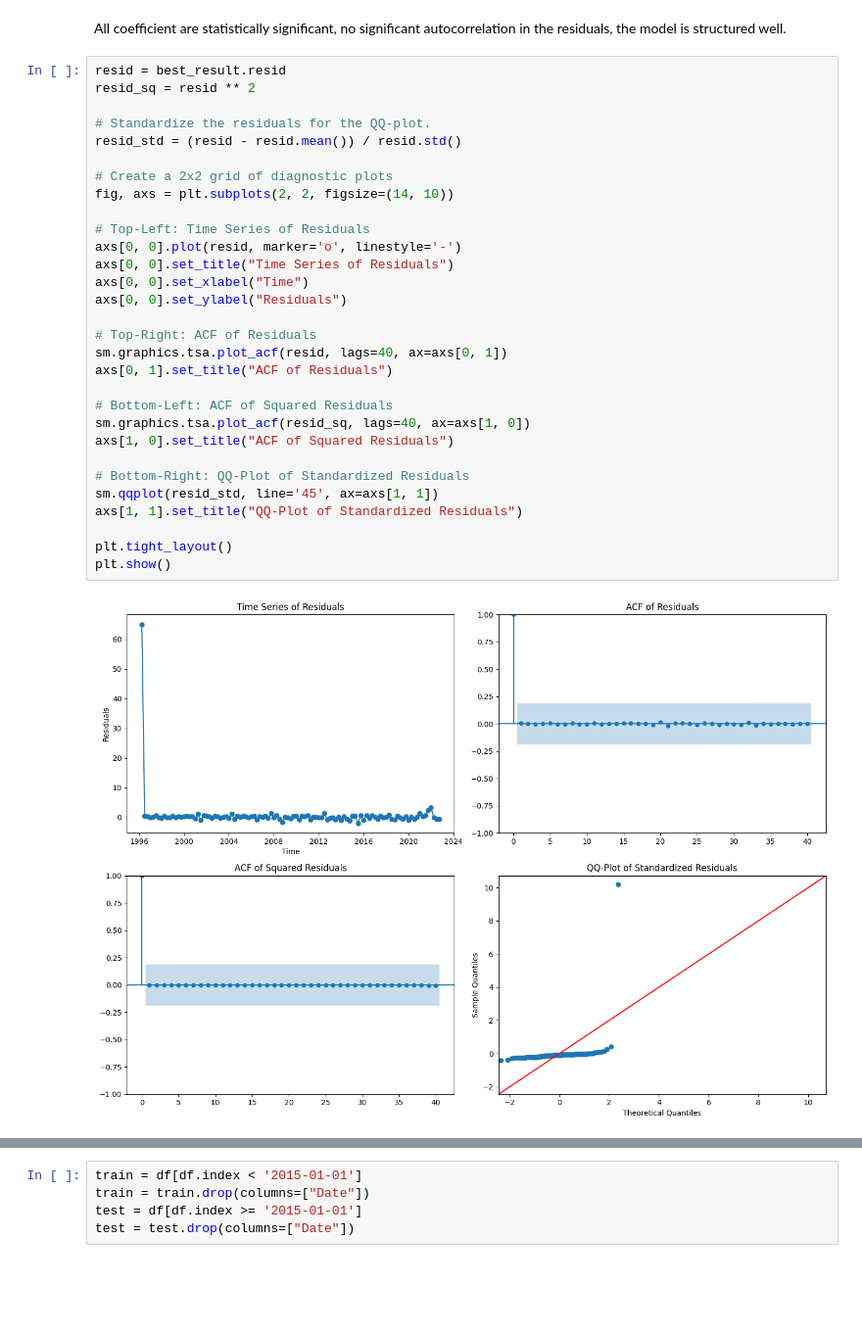
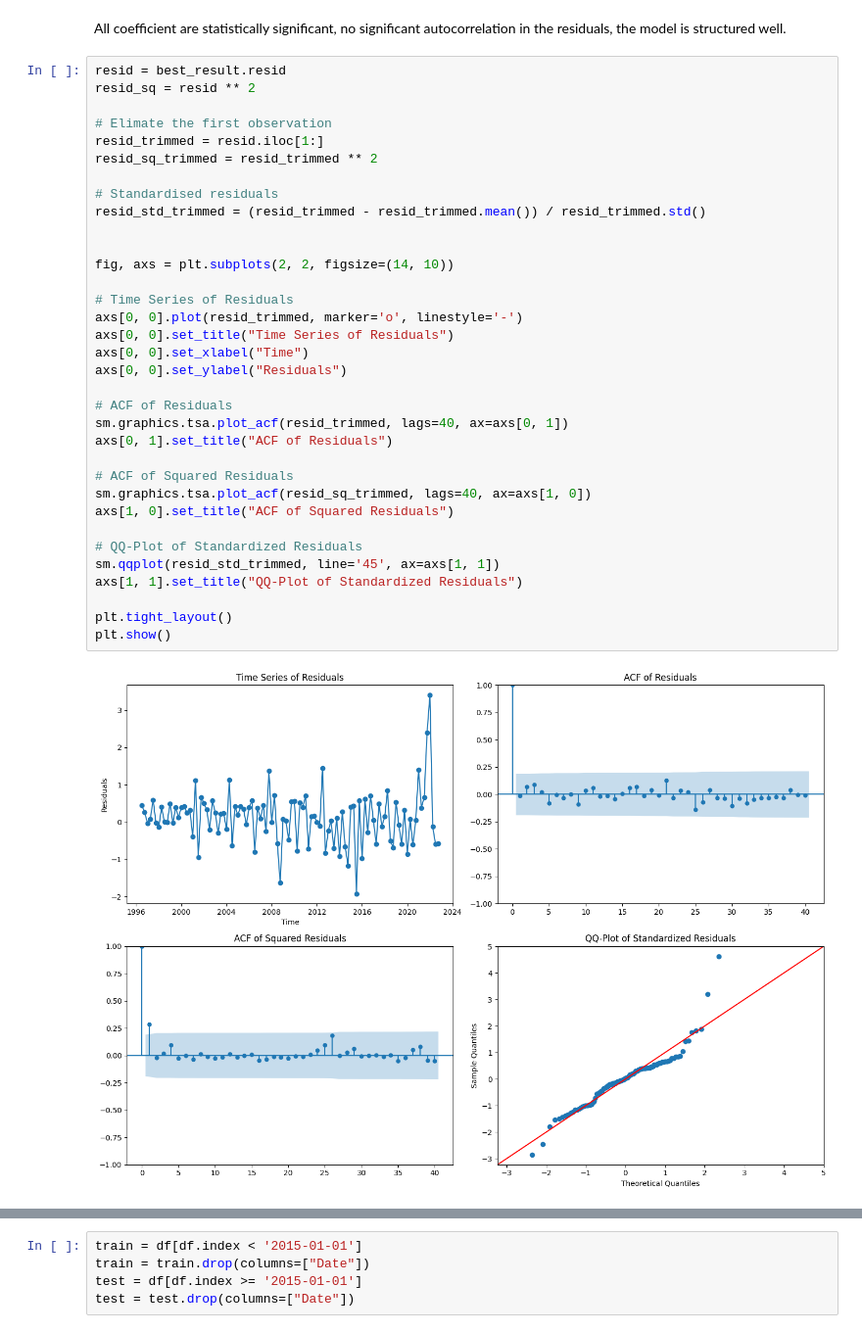
Before and after one commit to lyhxd1030/Time-Series-Analysis, a Jupyter notebook: Time series analysis..ipynb, the cells around one changed output, grey strips where cells are left out. Shown at 98% size. Cells and saved outputs as stored; diff of their text form; blank space fills up the shorter version.

```diff
--- a/Time series analysis..ipynb
+++ b/Time series analysis..ipynb
@@ -767,32 +816,36 @@ All coefficient are statistically significant, no significant autocorrelation in
 # %%
 resid = best_result.resid
 resid_sq = resid ** 2
 
-# Standardize the residuals for the QQ-plot.
-resid_std = (resid - resid.mean()) / resid.std()
+# Elimate the first observation
+resid_trimmed = resid.iloc[1:]
+resid_sq_trimmed = resid_trimmed ** 2
 
-# Create a 2x2 grid of diagnostic plots
+# Standardised residuals
+resid_std_trimmed = (resid_trimmed - resid_trimmed.mean()) / resid_trimmed.std()
+
+
 fig, axs = plt.subplots(2, 2, figsize=(14, 10))
 
-# Top-Left: Time Series of Residuals
-axs[0, 0].plot(resid, marker='o', linestyle='-')
+# Time Series of Residuals
+axs[0, 0].plot(resid_trimmed, marker='o', linestyle='-')
 axs[0, 0].set_title("Time Series of Residuals")
 axs[0, 0].set_xlabel("Time")
 axs[0, 0].set_ylabel("Residuals")
 
-# Top-Right: ACF of Residuals
-sm.graphics.tsa.plot_acf(resid, lags=40, ax=axs[0, 1])
+# ACF of Residuals
+sm.graphics.tsa.plot_acf(resid_trimmed, lags=40, ax=axs[0, 1])
 axs[0, 1].set_title("ACF of Residuals")
 
-# Bottom-Left: ACF of Squared Residuals
-sm.graphics.tsa.plot_acf(resid_sq, lags=40, ax=axs[1, 0])
+# ACF of Squared Residuals
+sm.graphics.tsa.plot_acf(resid_sq_trimmed, lags=40, ax=axs[1, 0])
 axs[1, 0].set_title("ACF of Squared Residuals")
 
-# Bottom-Right: QQ-Plot of Standardized Residuals
-sm.qqplot(resid_std, line='45', ax=axs[1, 1])
+# QQ-Plot of Standardized Residuals
+sm.qqplot(resid_std_trimmed, line='45', ax=axs[1, 1])
 axs[1, 1].set_title("QQ-Plot of Standardized Residuals")
 
 plt.tight_layout()
 plt.show()
 # %% [output]
-[figure, old version]
+[figure, new version]
```
Also changed, not shown: parts of 17 cells of this notebook.
